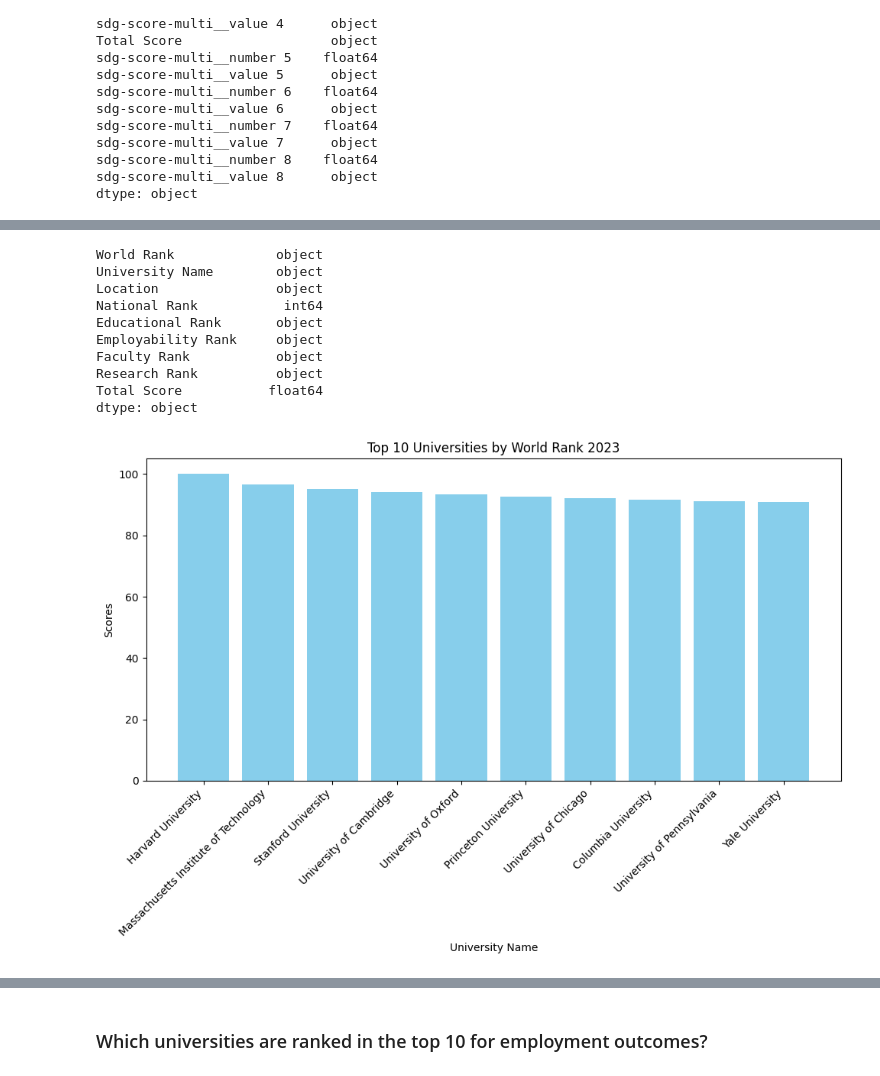
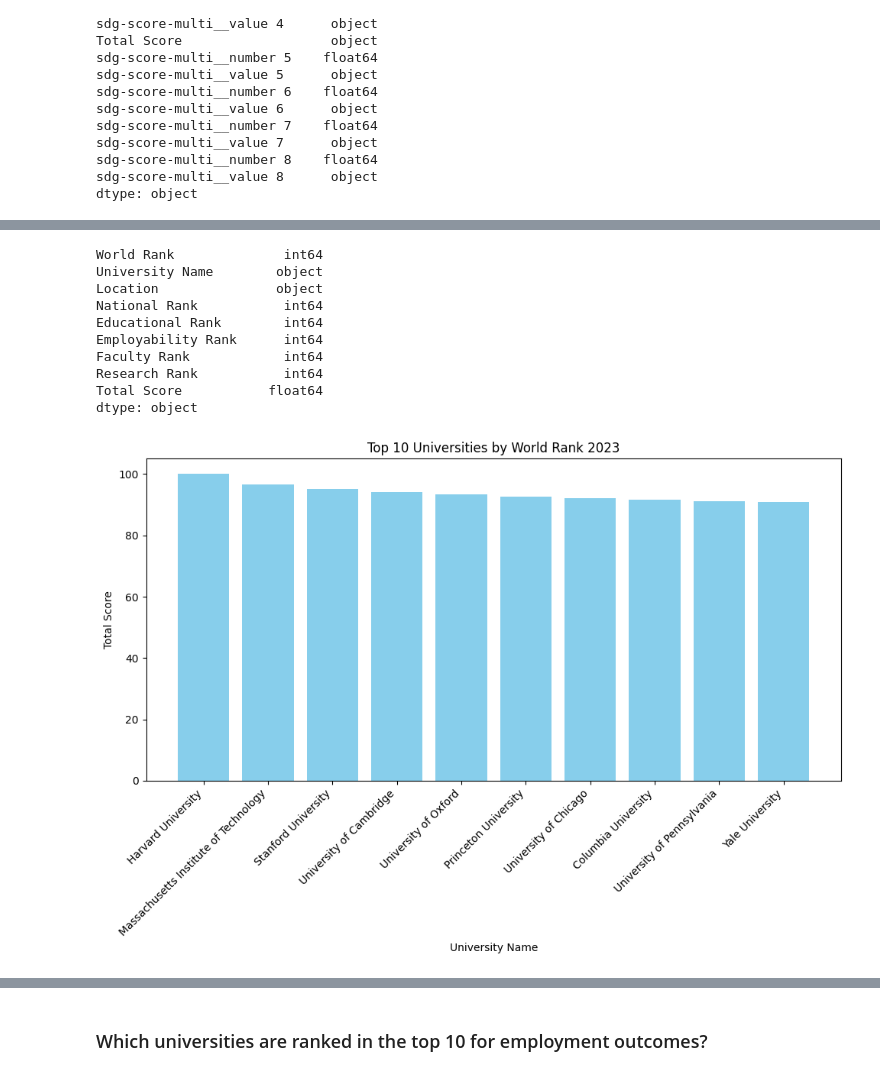
Before and after one commit to Emtnan06/World-University-Rankings, a Jupyter notebook: Usecase3.ipynb, the cells around one changed output, grey strips where cells are left out. Cells and saved outputs as stored; diff of their text form; code cells hidden in the pictures.

```diff
--- a/Usecase3.ipynb
+++ b/Usecase3.ipynb
@@ -1268,6 +1286,7 @@ World_Rank.describe(include='object')
 | freq | 1 | 10 | 332 | 1562 | 967 | 1727 | ... |
 # %%
 columns_to_update = [
+    "World Rank" ,
     'Educational Rank', 'Employability Rank',
     'Faculty Rank', 'Research Rank'
 ]
@@ -1301,7 +1333,7 @@ World_Rank = World_Rank.rename(columns={'Score': 'Total Score'})
 def extract_rank(rank_value):
 
     match = re.search(r'^\d+', str(rank_value))  # Find the leading number
-    return str(match.group()) if match else None  # Convert to string if found
+    return int(match.group()) if match else None  # Convert to string if found
 
 # Apply the function to the 'Rank' column
 World_Rank['World Rank'] = World_Rank['World Rank'].apply(extract_rank)
@@ -1538,14 +1569,14 @@ World_Rank.head(10)
 # %%
 World_Rank.dtypes
 # %% [output]
-World Rank             object
+World Rank              int64
 University Name        object
 Location               object
 National Rank           int64
-Educational Rank       object
-Employability Rank     object
-Faculty Rank           object
-Research Rank          object
+Educational Rank        int64
+Employability Rank      int64
+Faculty Rank            int64
+Research Rank           int64
 Total Score           float64
 dtype: object
 # %%
@@ -1553,17 +1584,17 @@ top_10_world = World_Rank[['University Name', 'Total Score']].head(10)
 # %%
 plt.figure(figsize=(10, 7))
 plt.bar(
     top_10_world["University Name"],
     top_10_world["Total Score"],
     color='skyblue'
 )
 
 plt.xticks(rotation=45, ha="right")
 plt.title("Top 10 Universities by World Rank 2023")
-plt.ylabel("Scores")
+plt.ylabel("Total Score")
 plt.xlabel("University Name")
 plt.tight_layout()
 
 plt.show()
 # %% [output]
-[figure, old version]
+[figure, new version]
```
Also changed, not shown: parts of 75 cells of this notebook, 16 other files.
